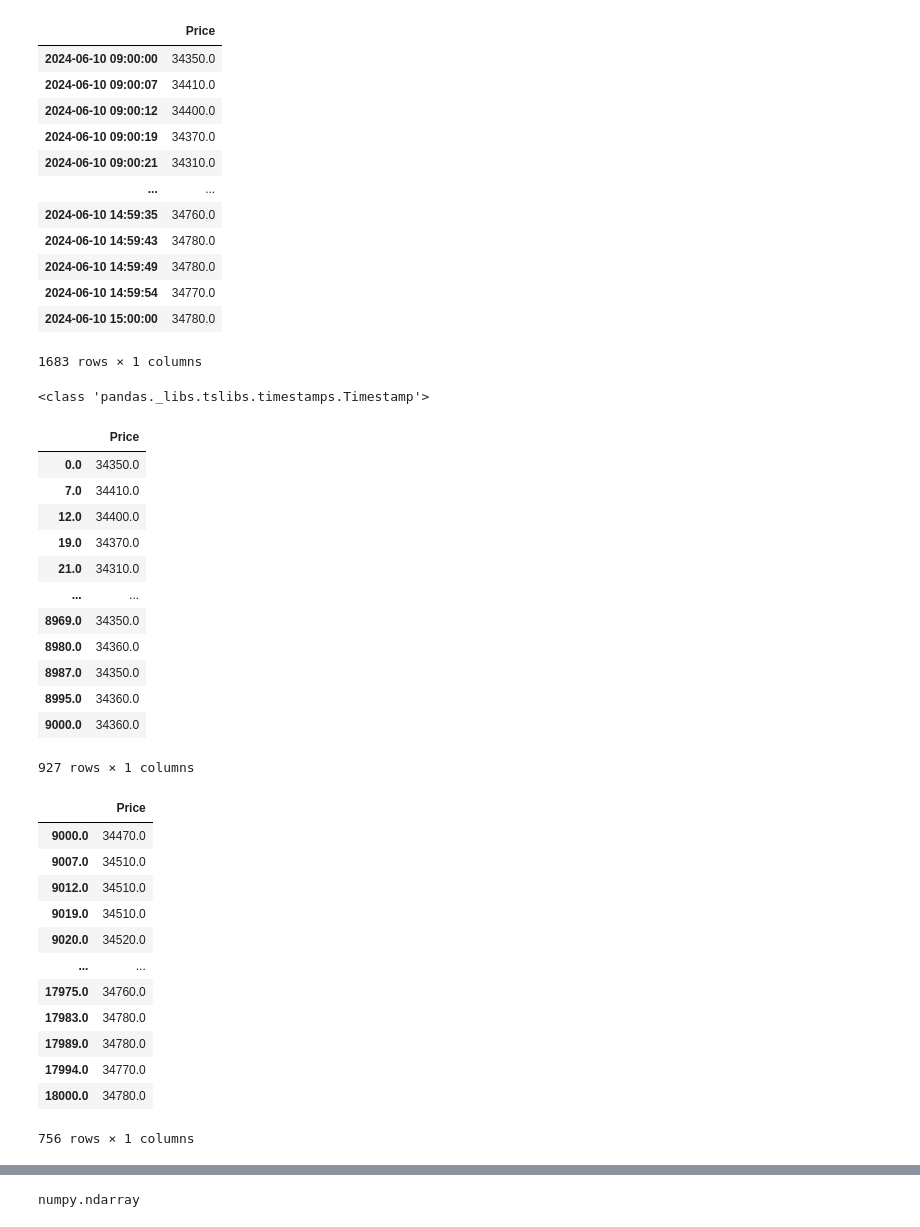
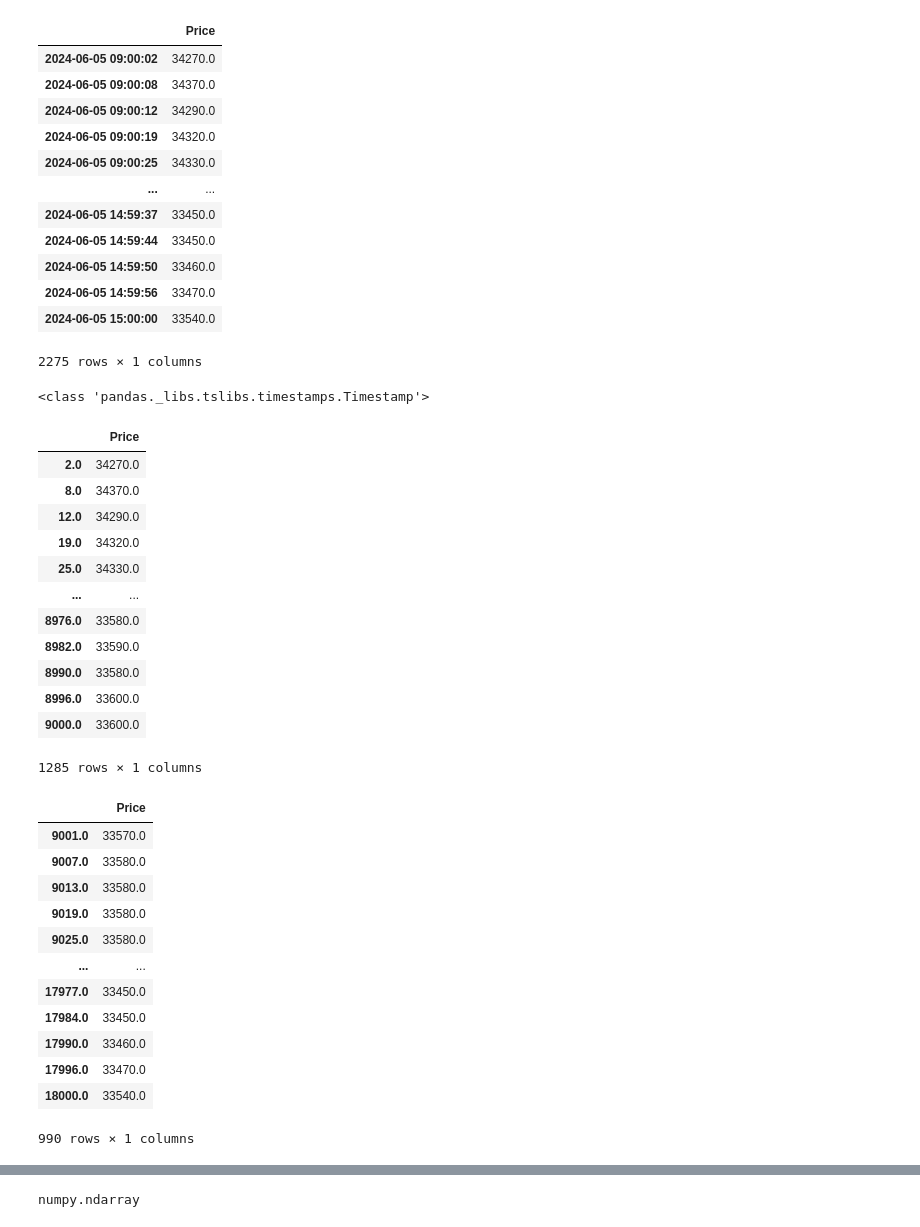
Before and after one commit to bitwalk123/stock-explorer, a Jupyter notebook: jupyter/realtime_analysis_normalize_03.ipynb, the cells around one changed output, grey strips where cells are left out. Cells and saved outputs as stored; diff of their text form; code cells hidden in the pictures.

```diff
--- a/jupyter/realtime_analysis_normalize_03.ipynb
+++ b/jupyter/realtime_analysis_normalize_03.ipynb
@@ -9,24 +11,24 @@ from scipy.interpolate import make_smoothing_spline
 # %%
 path = '../tmp'
 ticker = '8035'
-date = '2024-06-10'
+date = '2024-06-05'
 pkl = '%s/%s_%s.pkl' % (path, ticker, date)
 df = pd.read_pickle(pkl)
 df
 # %% [output]
 |  | Price |
-| 2024-06-10 09:00:00 | 34350.0 |
-| 2024-06-10 09:00:07 | 34410.0 |
-| 2024-06-10 09:00:12 | 34400.0 |
-| 2024-06-10 09:00:19 | 34370.0 |
-| 2024-06-10 09:00:21 | 34310.0 |
+| 2024-06-05 09:00:02 | 34270.0 |
+| 2024-06-05 09:00:08 | 34370.0 |
+| 2024-06-05 09:00:12 | 34290.0 |
+| 2024-06-05 09:00:19 | 34320.0 |
+| 2024-06-05 09:00:25 | 34330.0 |
 | ... | ... |
-| 2024-06-10 14:59:35 | 34760.0 |
-| 2024-06-10 14:59:43 | 34780.0 |
-| 2024-06-10 14:59:49 | 34780.0 |
-| 2024-06-10 14:59:54 | 34770.0 |
-| 2024-06-10 15:00:00 | 34780.0 |
+| 2024-06-05 14:59:37 | 33450.0 |
+| 2024-06-05 14:59:44 | 33450.0 |
+| 2024-06-05 14:59:50 | 33460.0 |
+| 2024-06-05 14:59:56 | 33470.0 |
+| 2024-06-05 15:00:00 | 33540.0 |
-1683 rows × 1 columns
+2275 rows × 1 columns
 # %%
 date_str = str(df.index[0].date())
 t_start_1 = pd.to_datetime(date_str + ' 09:00:00')
@@ -44,36 +46,36 @@ df11.index = [(t - t_start_1).total_seconds() for t in df1.index]
 df11
 # %% [output]
 |  | Price |
-| 0.0 | 34350.0 |
-| 7.0 | 34410.0 |
-| 12.0 | 34400.0 |
-| 19.0 | 34370.0 |
-| 21.0 | 34310.0 |
+| 2.0 | 34270.0 |
+| 8.0 | 34370.0 |
+| 12.0 | 34290.0 |
+| 19.0 | 34320.0 |
+| 25.0 | 34330.0 |
 | ... | ... |
-| 8969.0 | 34350.0 |
-| 8980.0 | 34360.0 |
-| 8987.0 | 34350.0 |
-| 8995.0 | 34360.0 |
-| 9000.0 | 34360.0 |
+| 8976.0 | 33580.0 |
+| 8982.0 | 33590.0 |
+| 8990.0 | 33580.0 |
+| 8996.0 | 33600.0 |
+| 9000.0 | 33600.0 |
-927 rows × 1 columns
+1285 rows × 1 columns
 # %%
 df21 = df2.copy()
 df21.index = [(t - t_start_2).total_seconds() for t in df2.index]
 df21
 # %% [output]
 |  | Price |
-| 9000.0 | 34470.0 |
-| 9007.0 | 34510.0 |
-| 9012.0 | 34510.0 |
-| 9019.0 | 34510.0 |
-| 9020.0 | 34520.0 |
+| 9001.0 | 33570.0 |
+| 9007.0 | 33580.0 |
+| 9013.0 | 33580.0 |
+| 9019.0 | 33580.0 |
+| 9025.0 | 33580.0 |
 | ... | ... |
-| 17975.0 | 34760.0 |
-| 17983.0 | 34780.0 |
-| 17989.0 | 34780.0 |
-| 17994.0 | 34770.0 |
-| 18000.0 | 34780.0 |
+| 17977.0 | 33450.0 |
+| 17984.0 | 33450.0 |
+| 17990.0 | 33460.0 |
+| 17996.0 | 33470.0 |
+| 18000.0 | 33540.0 |
-756 rows × 1 columns
+990 rows × 1 columns
 # %%
 df3 = pd.concat([df11, df21])
 df3
```
Also changed, not shown: parts of 11 cells of this notebook, 2 other files.
